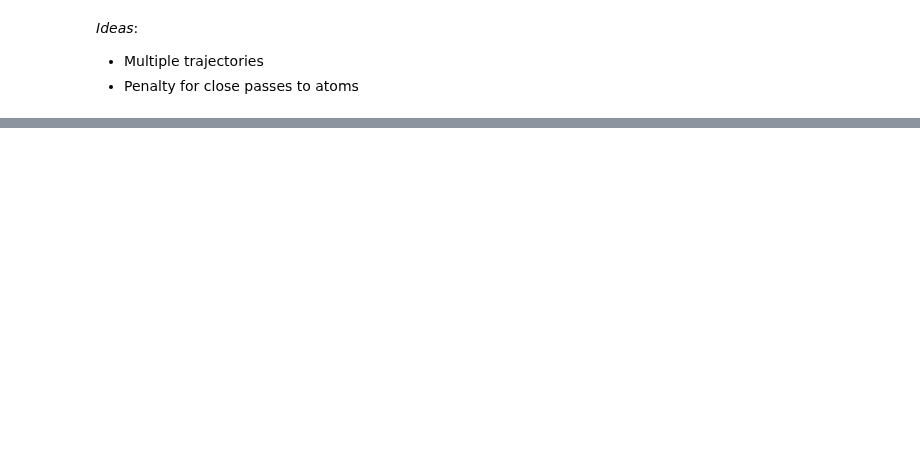
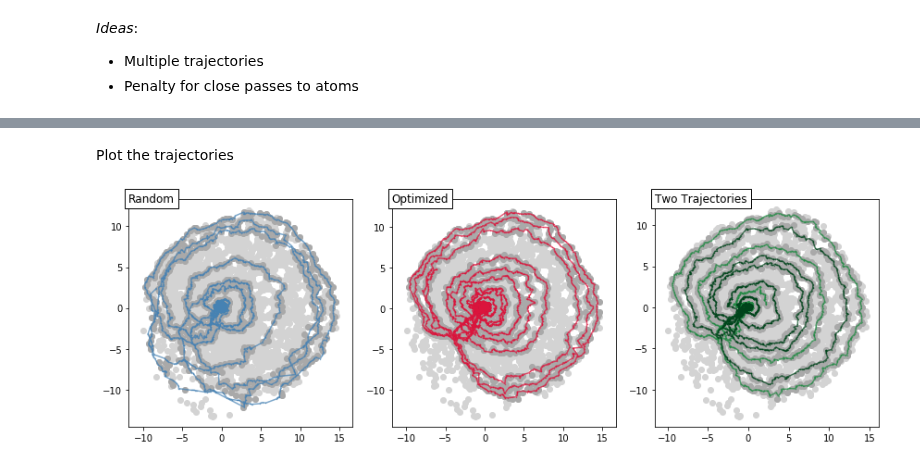
Before and after one commit to globus-labs/stopping-power-ml, a Jupyter notebook: single-velocity/manifold/1_optimize_trajectory.ipynb, the cells around one changed output, grey strips where cells are left out. Cells and saved outputs as stored; diff of their text form; code cells hidden in the pictures; blank space fills up the shorter version.

```diff
--- a/single-velocity/manifold/1_optimize_trajectory.ipynb
+++ b/single-velocity/manifold/1_optimize_trajectory.ipynb
@@ -322,0 +427,66 @@ fig.savefig(os.path.join('figures', 'traj_comparison.png'), dpi=320)
+# %% [markdown]
+Plot the trajectories
+# %%
+fig, axs = plt.subplots(1, 3)
+
+# Plot the single trajecotires
+for ax, traj, c, l in zip(axs, [random_data, opt_data],
+                      ['steelblue', 'crimson'],
+                      ['Random', 'Optimized']):
+    # Get the points the random trajectory and passes near
+    hits = get_near_points(traj)
+
+    # Get the projection of the random trajectory
+    random_proj = manifold.transform(traj[X_cols])
+
+    # Plot the trajectory
+    ax.scatter(sampling_proj[:, 0], sampling_proj[:, 1], c='lightgray')
+    ax.scatter(sampling_proj[hits, 0], sampling_proj[hits, 1],
+          c='darkgrey')
+
+    ax.plot(random_proj[:, 0], random_proj[:, 1], '.-', ms=0.8, alpha=0.7,
+           color=c)
+
+    # Label it
+    ax.text(0, 1, l, va='center', transform=ax.transAxes,
+            fontsize=12, bbox={'facecolor': 'w', 'edgecolor': 'k'})
+
+# Plot the double trajecotry
+cmap = cm.get_cmap('Greens')
+
+# Determine the length of each trajectory
+sub_nsteps = int(traj_time / len(opt_trajs))
+sub_len = traj_len / len(opt_trajs)
+
+# Initialize the trajectory plot
+axs[2].scatter(sampling_proj[:, 0], sampling_proj[:, 1], c='lightgray')
+
+# Get the points sampled by each trajectory
+points = set()
+trajs_proj = []
+for i,traj in enumerate(opt_trajs):
+    # Project the trajectory
+    opt2_traj = generate_trajectory(traj[:3], traj[3:], 1, sub_len, sub_nsteps)
+    hits = get_near_points(opt2_traj)
+
+    # Project the trajectory
+    trajs_proj.append(manifold.transform(opt2_traj[X_cols]))
+
+    axs[2].scatter(sampling_proj[hits, 0], sampling_proj[hits, 1],
+          c='darkgrey')
+
+# Plot the trajectories (later, so no points are on top)
+for i,traj in enumerate(trajs_proj):
+    axs[2].plot(traj[:, 0], traj[:, 1], '.-', ms=0.8, alpha=0.7,
+               color=cmap((i + 3) / (len(opt_trajs) + 2)))
+
+# Label it
+axs[2].text(0, 1, 'Two Trajectories', va='center', transform=axs[2].transAxes,
+            fontsize=12, bbox={'facecolor': 'w', 'edgecolor': 'k'})
+
+
+fig.set_size_inches(12, 4)
+fig.tight_layout()
+fig.savefig(os.path.join('figures', 'traj_comparison_with_double.png'), dpi=320)
+# %% [output]
+[figure, added]
```
Also changed, not shown: parts of 27 cells of this notebook, 14 other files.
